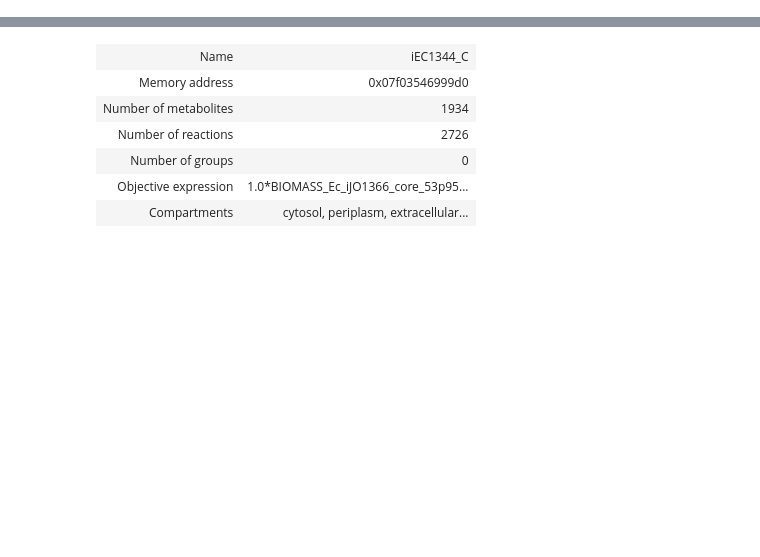
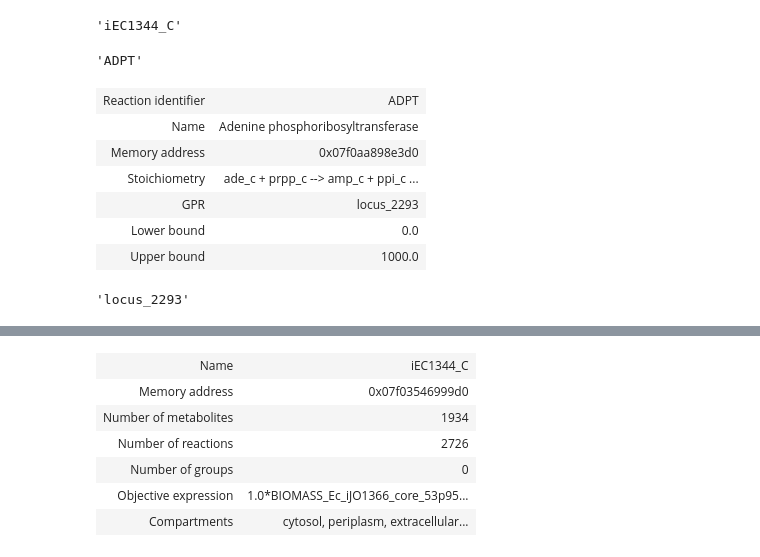
Before and after one commit to fcomnozz/GALLANT_gapfilling, a Jupyter notebook: gapfilling/gapfilling_draft.ipynb, the cells around one changed output, grey strips where cells are left out. Drawn from its saved outputs; the diff is of its cells as text; code cells hidden in the pictures; blank space fills up the shorter version.

Commit message:
testing for extracting name of the model and associated genes

```diff
--- a/gapfilling/gapfilling.ipynb
+++ b/gapfilling/gapfilling_draft.ipynb
@@ -32,0 +36,25 @@ x = load_query_model_file("iEC1344_C.xml")
+# %%
+# accession to model name
+str(x)
+# %% [output]
+'iEC1344_C'
+# %%
+# accession to a gene given its reaction
+x.reactions[600].id
+# %% [output]
+'ADPT'
+# %%
+# finding the gene
+x.reactions.ADPT
+# %% [output]
+| Reaction identifier | ADPT |
+| Name | Adenine phosphoribosyltransferase |
+| Memory address | 0x07f0aa898e3d0 |
+| Stoichiometry | ade_c + prpp_c --> amp_c + ppi_c ... |
+| GPR | locus_2293 |
+| Lower bound | 0.0 |
+| Upper bound | 1000.0 |
+# %%
+str(list(x.reactions.ADPT.genes)[0])
+# %% [output]
+'locus_2293'
```
Also changed, not shown: parts of 11 cells of this notebook.
